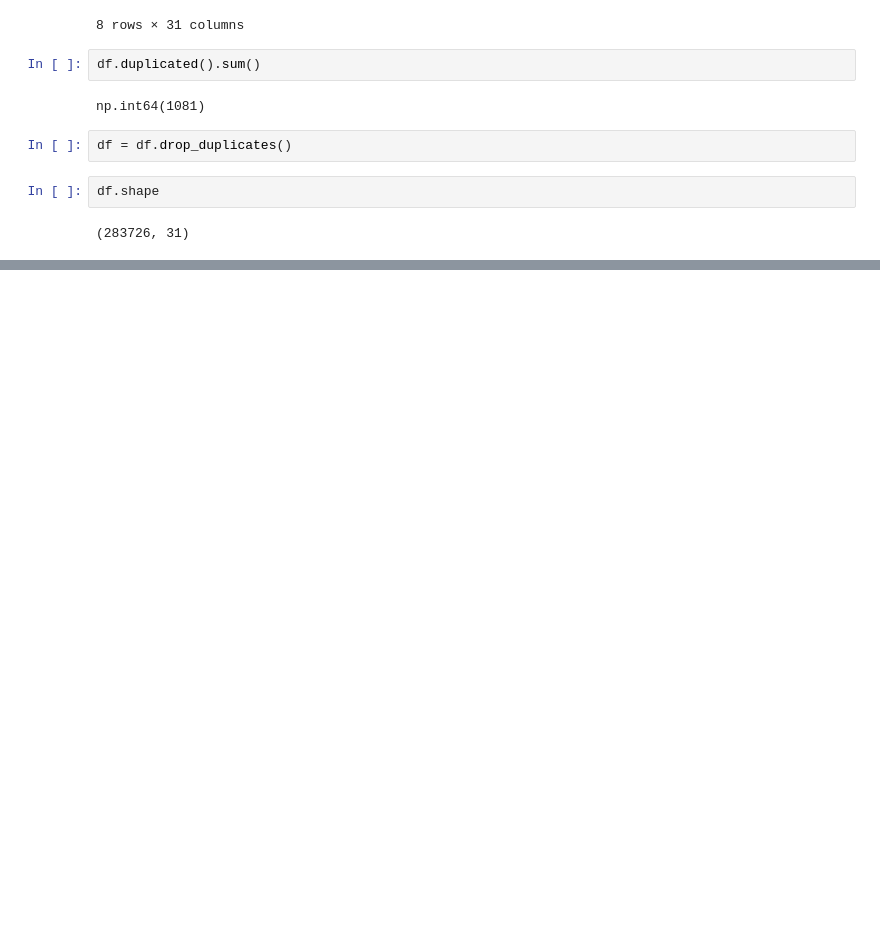
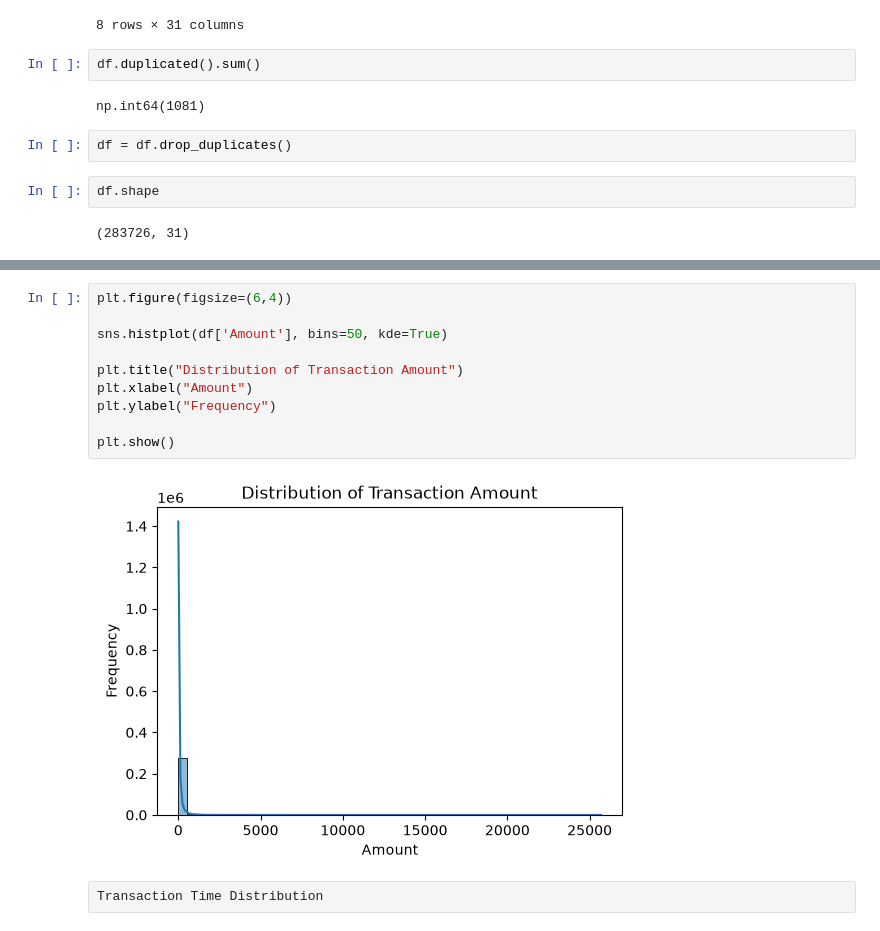
Before and after one commit to Sneha-0409/Credit-Card-Fraud-Detection, a Jupyter notebook: CreditCardFraudDetection.ipynb, the cells around one changed output, grey strips where cells are left out. Drawn from its saved outputs; the diff is of its cells as text; blank space fills up the shorter version.

```diff
--- a/CreditCardFraudDetection.ipynb
+++ b/CreditCardFraudDetection.ipynb
@@ -85,0 +102,14 @@ df.shape
+# %%
+plt.figure(figsize=(6,4))
+
+sns.histplot(df['Amount'], bins=50, kde=True)
+
+plt.title("Distribution of Transaction Amount")
+plt.xlabel("Amount")
+plt.ylabel("Frequency")
+
+plt.show()
+# %% [output]
+[figure, added]
+# %% [raw]
+Transaction Time Distribution
```
Also changed, not shown: parts of 16 cells of this notebook.
